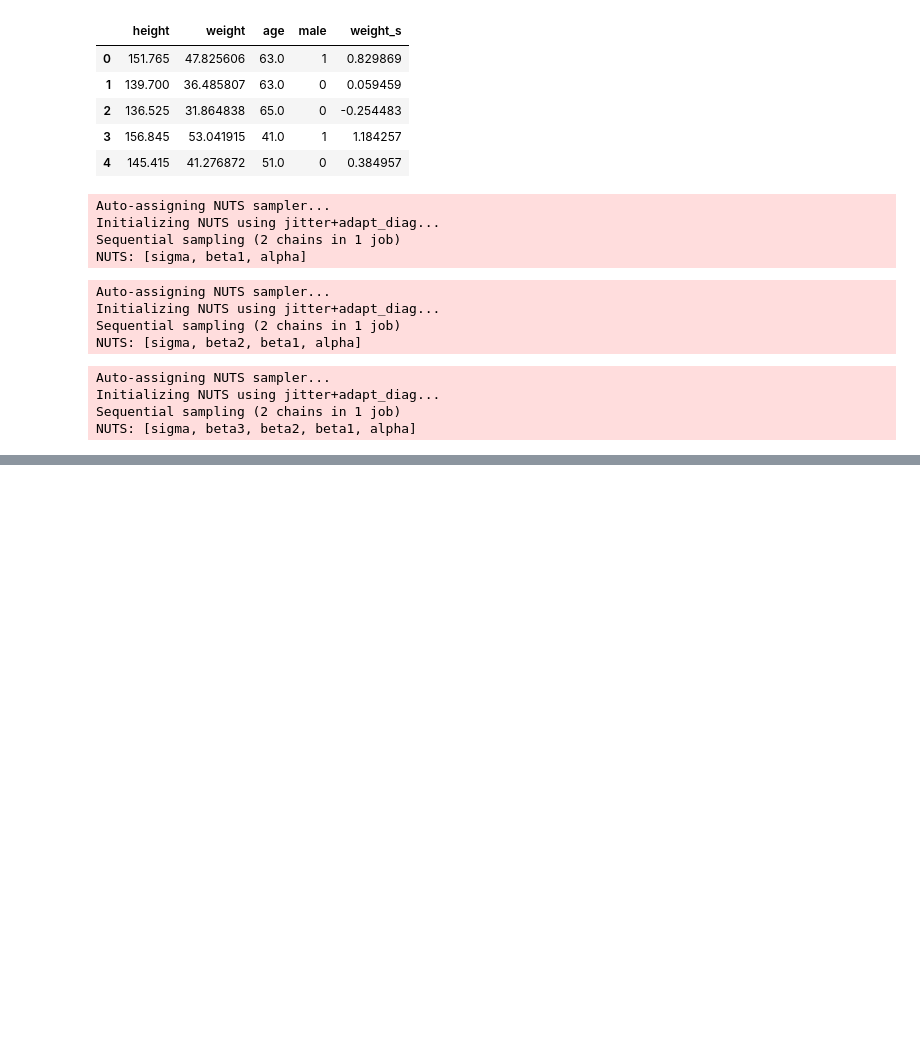
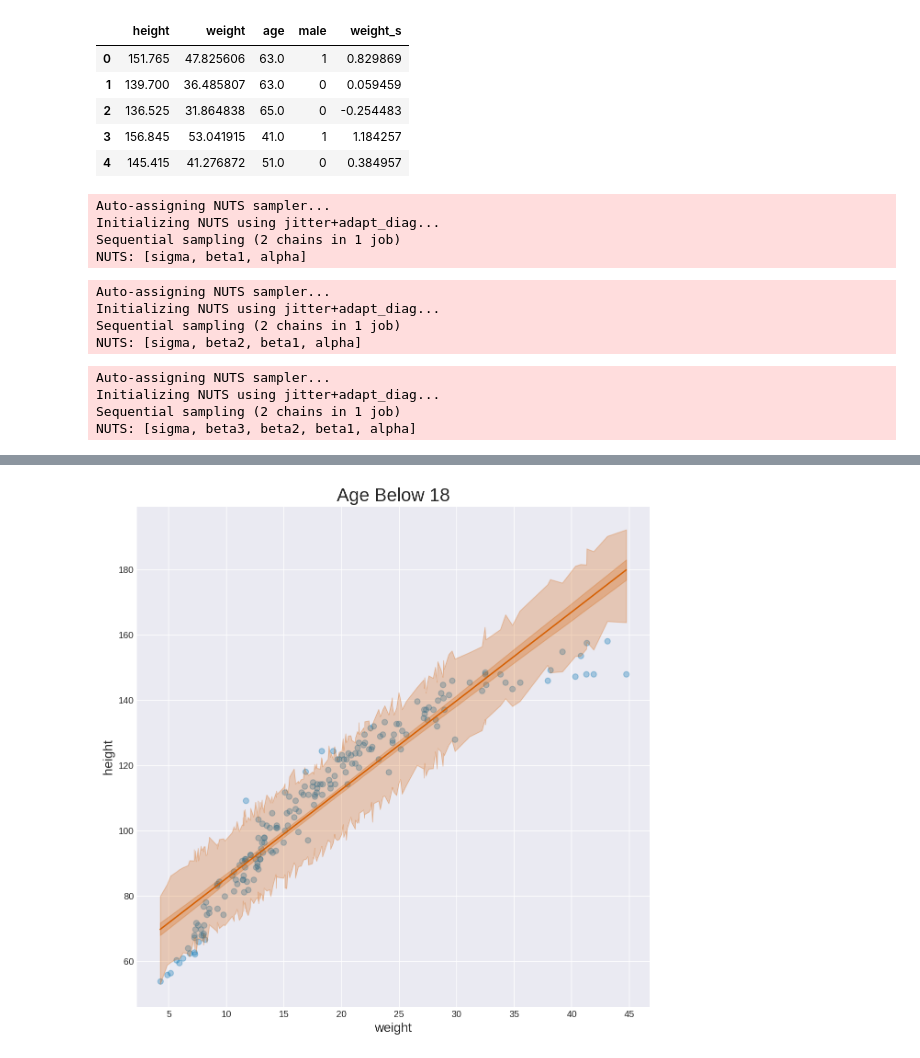
Before and after one commit to yebenbenben/Statistical-Rethinking-with-Python-and-PyMC3, a Jupyter notebook: Ch4.ipynb, the cells around one changed output, grey strips where cells are left out. Drawn from its saved outputs; the diff is of its cells as text; code cells hidden in the pictures; blank space fills up the shorter version.

```diff
--- a/Ch4.ipynb
+++ b/Ch4.ipynb
@@ -192,7 +191,7 @@ Initializing NUTS using jitter+adapt_diag...
 Sequential sampling (2 chains in 1 job)
 NUTS: [sigma, beta1, alpha]
 # %%
-with pm.Model() as quadratic:
+with pm.Model() as model_quadratic:
     alpha = pm.Normal('alpha', mu=178, sd=20)
     beta1 = pm.Lognormal('beta1', mu=0, sd=1)
     beta2 = pm.Normal('beta2', mu=0, sd=1)
@@ -239,0 +265,9 @@ plot(d.weight_s, d.height, mu_pred_cubic, predictive_cubic['height'], 'cubic', a
+# %%
+# 4H1
+with pm.Model() as model_h_4_1:
+    alpha = pm.Normal('alpha', mu=100, sd=100)
+    beta = pm.Normal('beta', mu=0, sd=10)
+    sigma = pm.Uniform('sigma', lower=0, upper=50)
+    mu = pm.Deterministic('mu', alpha + beta*d2.weight)
+    height = pm.Normal('height', mu=mu, sd=sigma, observed=d2.height)
+    trace_h_4_1 = pm.sample(10000, tune=1000)
@@ -239,0 +293,21 @@ plot(d.weight_s, d.height, mu_pred_cubic, predictive_cubic['height'], 'cubic', a
+# %%
+# 4H2
+d3 = d[d.age < 18]
+print(len(d3))
+
+with pm.Model() as model_h_4_2:
+    alpha = pm.Normal('alpha', mu=100, sd=100)
+    beta = pm.Normal('beta', mu=0, sd=10)
+    sigma = pm.Uniform('sigma', lower=0, upper=50)
+    mu = pm.Deterministic('mu', alpha + beta*d3.weight)
+    height = pm.Normal('height', mu=mu, sd=sigma, observed=d3.height)
+    trace_h_4_2 = pm.sample(10000, tune=1000)
+
+
+with model_h_4_2:
+  summary = pm.summary(trace_h_4_2, varnames=['alpha', 'beta', 'sigma'])
+  parameters = pm.find_MAP()
+
+beta_map = parameters['beta']
+print(f'MAP of beta is {beta_map}')
+summary
@@ -239,0 +325,8 @@ plot(d.weight_s, d.height, mu_pred_cubic, predictive_cubic['height'], 'cubic', a
+# %%
+predictive_h_4_2 = pm.sample_ppc(trace_h_4_2, 200, model_h_4_2)
+
+fig = plt.figure(figsize=(10, 10))
+ax = fig.add_subplot(111)
+plot(d3.weight, d3.height, trace_h_4_2['mu'], predictive_h_4_2['height'], 'Age Below 18', ax)
+# %% [output]
+[figure, added]
```
Also changed, not shown: parts of 17 cells of this notebook.
